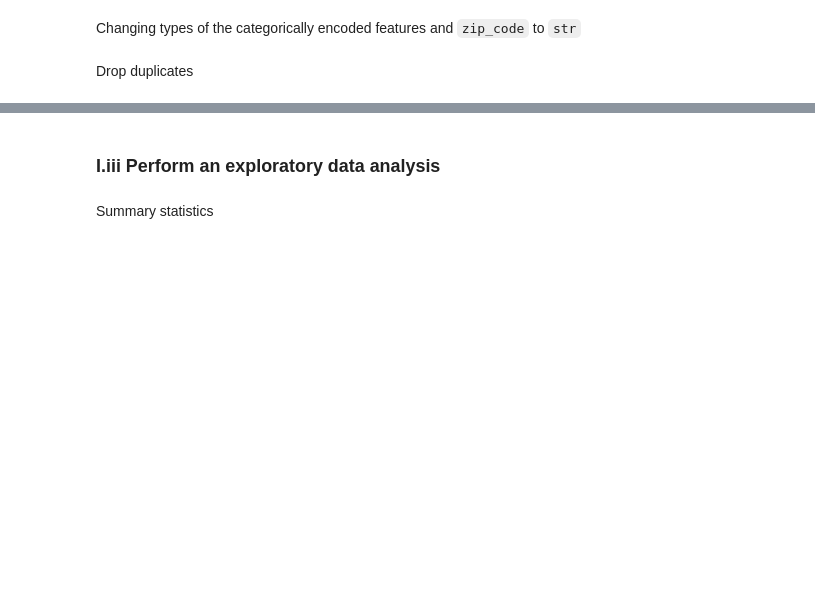
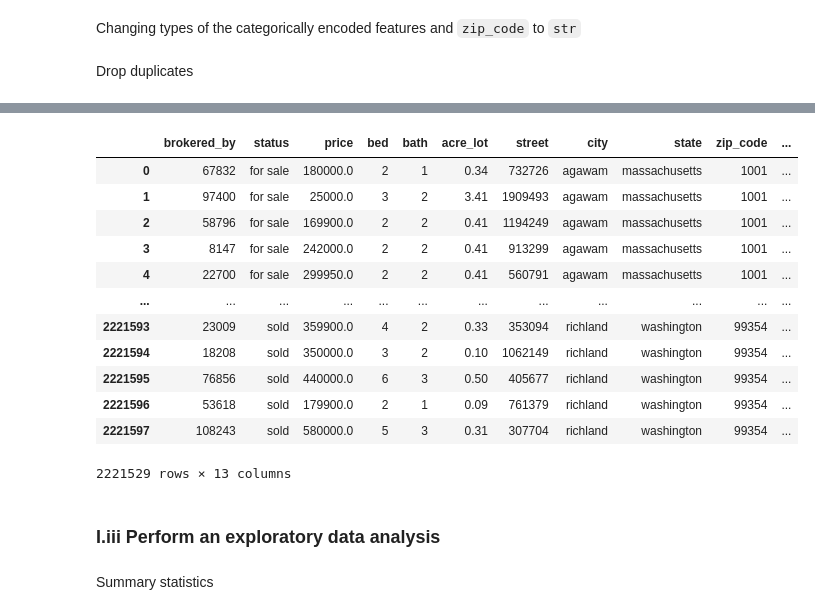
Before and after one commit to SatrunsDream/DSC148-Project, a Jupyter notebook: Case_Study.ipynb, the cells around one changed output, grey strips where cells are left out. Saved outputs shown, nothing was run; the diff lists cells and outputs as text; code cells hidden in the pictures; blank space fills up the shorter version.

```diff
--- a/Case_Study.ipynb
+++ b/Case_Study.ipynb
@@ -192,3 +184,6 @@ realtor_data['state'].fillna('Guam', inplace=True)
+# %%
+non_us_states = ['Puerto Rico', 'Virgin Islands', 'Guam', 'New Brunswick']
+realtor_data = realtor_data[~realtor_data['state'].isin(non_us_states)].reset_index(drop=True)
 # %% [markdown]
 Filling NaN values of `city` steps:
 
@@ -223,18 +214,16 @@ Filling NaN values of `house_size` steps:
 # %%
 # 1)
 zip_size = realtor_data.groupby('zip_code')['house_size'].median()
-realtor_data['house_size'] = realtor_data.apply(
-    lambda x: zip_size[x['zip_code']] if pd.isna(x['house_size']) else x['house_size'], axis=1)
+realtor_data['house_size'] = realtor_data['house_size'].fillna(realtor_data['zip_code'].map(zip_size))
 
 # 2)
-city_size = realtor_data.groupby('city')['house_size'].median()
-realtor_data['house_size'] = realtor_data.apply(
-    lambda x: city_size[x['city']] if pd.isna(x['house_size']) else x['house_size'], axis=1)
+realtor_data['city_state'] = realtor_data['city'] + ', ' + realtor_data['state']
+city_state_size = realtor_data.groupby(['city', 'state'])['house_size'].median()
+realtor_data['house_size'] = realtor_data['house_size'].fillna(realtor_data['city_state'].map(city_state_size))
 
 # 3)
 state_size = realtor_data.groupby('state')['house_size'].median()
-realtor_data['house_size'] = realtor_data.apply(
-    lambda x: state_size[x['state']] if pd.isna(x['house_size']) else x['house_size'], axis=1)
+realtor_data['house_size'] = realtor_data['house_size'].fillna(realtor_data['state'].map(state_size))
 # %% [markdown]
 Convert `prev_sold_date` to datetime
 # %%
@@ -243,0 +233,2 @@ Filling NaN values of `prev_sold_date` using zip code and the global **median**
+# %%
+realtor_data['first_time'] = np.where(realtor_data['prev_sold_date'].isna(), 1, 0)
@@ -244,7 +247,22 @@ Filling NaN values of `prev_sold_date` using zip code and the global **median**
 # %%
-global_median_date = realtor_data['prev_sold_date'].median()
-realtor_data['prev_sold_date'] = realtor_data.groupby('zip_code')['prev_sold_date'].transform(
-    lambda x: x.fillna(x.median() if pd.notna(x.min()) else global_median_date))
+# 1)
+zip_date = realtor_data.groupby('zip_code')['prev_sold_date'].median()
+realtor_data['prev_sold_date'] = realtor_data['prev_sold_date'].fillna(realtor_data['zip_code'].map(zip_date))
+
+# 2)
+city_state_date = realtor_data.groupby(['city', 'state'])['prev_sold_date'].median()
+realtor_data['prev_sold_date'] = realtor_data['prev_sold_date'].fillna(realtor_data['city_state'].map(city_state_date))
+
+# 3)
+state_date = realtor_data.groupby('state')['prev_sold_date'].median()
+realtor_data['prev_sold_date'] = realtor_data['prev_sold_date'].fillna(realtor_data['state'].map(state_date))
+
+# 4)
+prev_sold_date_median = realtor_data['prev_sold_date'].median()
+realtor_data['prev_sold_date'] = realtor_data['prev_sold_date'].fillna(prev_sold_date_median)
+
+# dropped temp col
+realtor_data.drop(columns=['city_state'], inplace=True)
 # %% [markdown]
 Cleaning up and normalizing the values of the categorical features
 # %%
@@ -273,3 +314,19 @@ display(realtor_data.isnull().sum())
+# %%
+realtor_data
+# %% [output]
+|  | brokered_by | status | price | bed | bath | acre_lot | street | city | state | zip_code | ... |
+| 0 | 67832 | for sale | 180000.0 | 2 | 1 | 0.34 | 732726 | agawam | massachusetts | 1001 | ... |
+| 1 | 97400 | for sale | 25000.0 | 3 | 2 | 3.41 | 1909493 | agawam | massachusetts | 1001 | ... |
+| 2 | 58796 | for sale | 169900.0 | 2 | 2 | 0.41 | 1194249 | agawam | massachusetts | 1001 | ... |
+| 3 | 8147 | for sale | 242000.0 | 2 | 2 | 0.41 | 913299 | agawam | massachusetts | 1001 | ... |
+| 4 | 22700 | for sale | 299950.0 | 2 | 2 | 0.41 | 560791 | agawam | massachusetts | 1001 | ... |
+| ... | ... | ... | ... | ... | ... | ... | ... | ... | ... | ... | ... |
+| 2221593 | 23009 | sold | 359900.0 | 4 | 2 | 0.33 | 353094 | richland | washington | 99354 | ... |
+| 2221594 | 18208 | sold | 350000.0 | 3 | 2 | 0.10 | 1062149 | richland | washington | 99354 | ... |
+| 2221595 | 76856 | sold | 440000.0 | 6 | 3 | 0.50 | 405677 | richland | washington | 99354 | ... |
+| 2221596 | 53618 | sold | 179900.0 | 2 | 1 | 0.09 | 761379 | richland | washington | 99354 | ... |
+| 2221597 | 108243 | sold | 580000.0 | 5 | 3 | 0.31 | 307704 | richland | washington | 99354 | ... |
+2221529 rows × 13 columns
 # %% [markdown]
 ### I.iii Perform an exploratory data analysis
 # %% [markdown]
```
Also changed, not shown: parts of 19 cells of this notebook, 1 other file.
